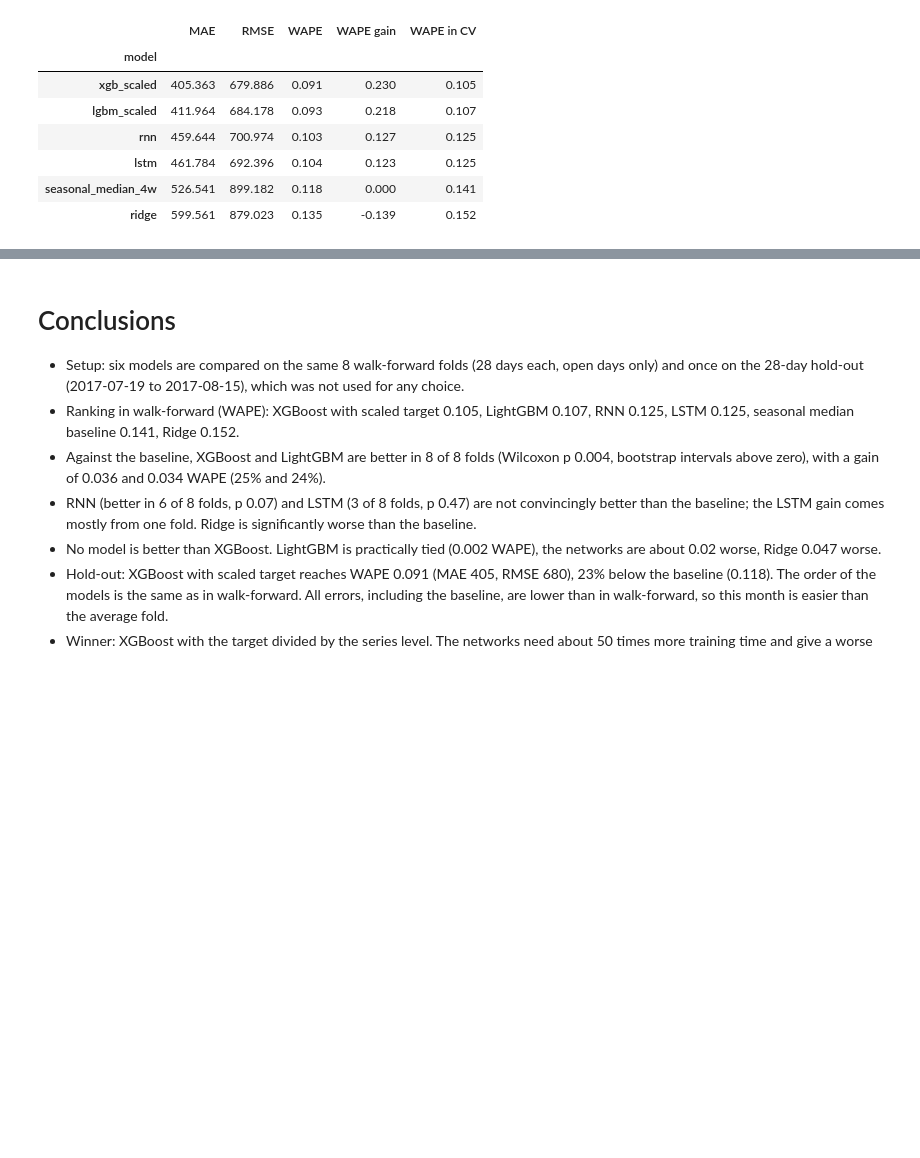
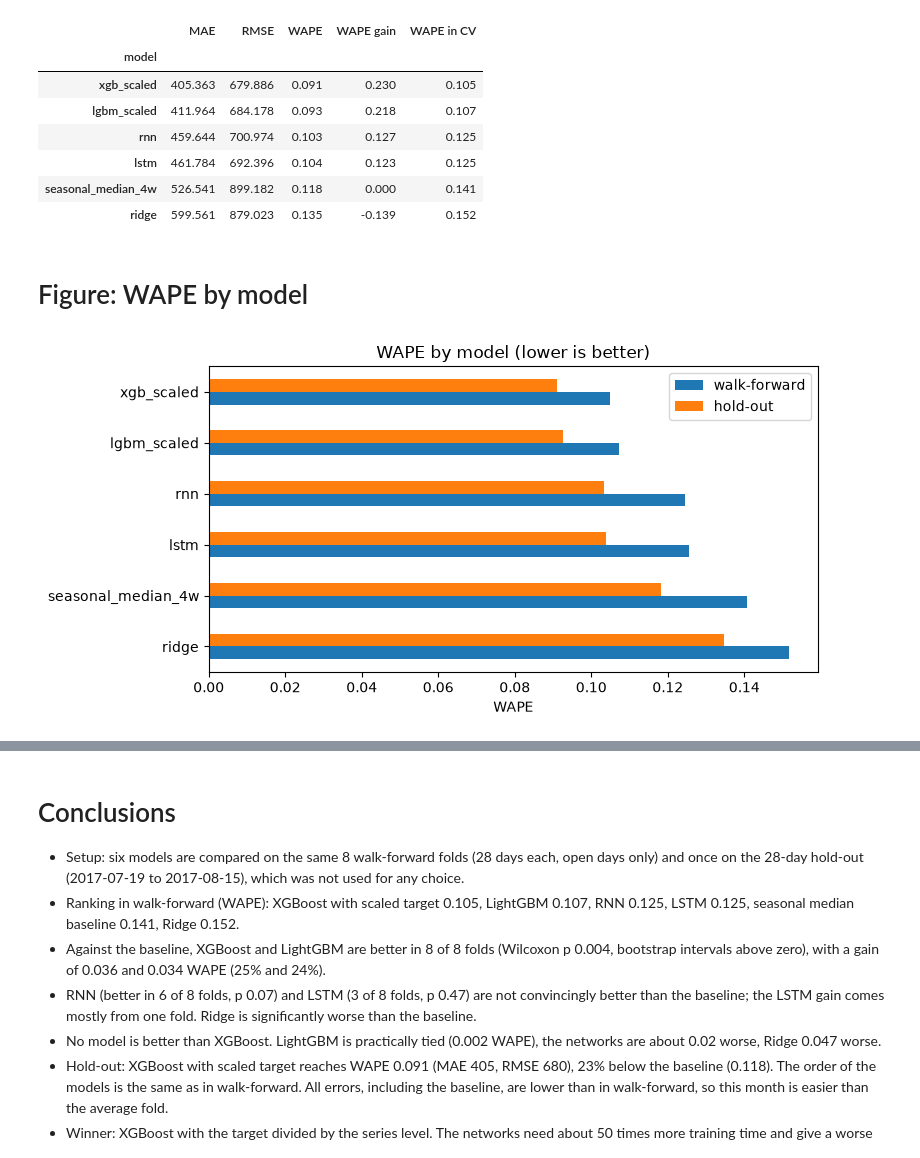
Before and after one commit to LV-Engineer/Demand-Forecasting, a Jupyter notebook: notebooks/08_evaluation.ipynb, the cells around one changed output, grey strips where cells are left out. Saved outputs shown, nothing was run; the diff lists cells and outputs as text; code cells hidden in the pictures; blank space fills up the shorter version.

Commit message:
docs: add figures and use the shared seed in the evaluation notebook

```diff
--- a/notebooks/08_evaluation.ipynb
+++ b/notebooks/08_evaluation.ipynb
@@ -114,3 +114,25 @@ holdout_summary.round(3)
 | lstm | 461.784 | 692.396 | 0.104 | 0.123 | 0.125 |
 | seasonal_median_4w | 526.541 | 899.182 | 0.118 | 0.000 | 0.141 |
 | ridge | 599.561 | 879.023 | 0.135 | -0.139 | 0.152 |
+# %% [markdown]
+# Figure: WAPE by model
+# %%
+import matplotlib.pyplot as plt
+
+from demand.config import FIGURES
+
+FIGURES.mkdir(parents=True, exist_ok=True)
+
+wape_table = pd.DataFrame({
+    "walk-forward": summary.WAPE,
+    "hold-out": holdout_summary.WAPE,
+}).sort_values("walk-forward", ascending=False)
+
+ax = wape_table.plot.barh(figsize=(8, 4), title="WAPE by model (lower is better)")
+ax.set_xlabel("WAPE")
+ax.set_ylabel("")
+plt.tight_layout()
+plt.savefig(FIGURES / "wape_by_model.png", dpi=150)
+plt.show()
+# %% [output]
+[figure, added]
```
Also changed, not shown: parts of 4 cells of this notebook, 6 other files.
